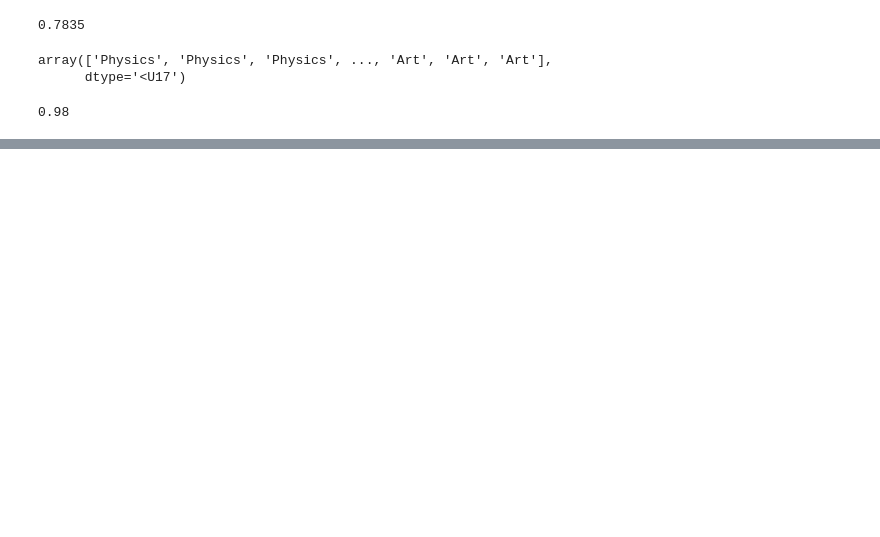
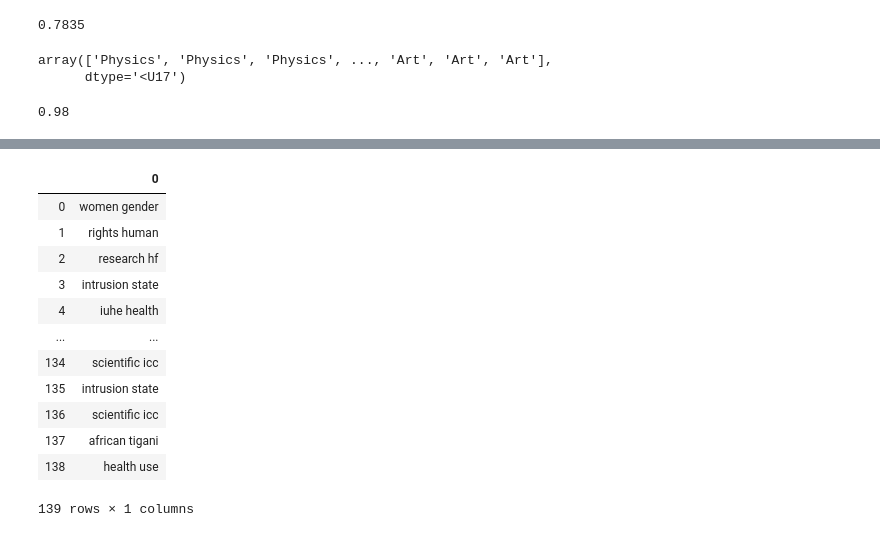
Before and after one commit to tliboro/WiDS_NLP, a Jupyter notebook: NLP and Topic Modeling.ipynb, the cells around one changed output, grey strips where cells are left out. Saved outputs shown, nothing was run; the diff lists cells and outputs as text; code cells hidden in the pictures; blank space fills up the shorter version.

```diff
--- a/NLP and Topic Modeling.ipynb
+++ b/NLP and Topic Modeling.ipynb
@@ -344,0 +422,16 @@ print(cm)
+# %%
+tsne_labels
+# %% [output]
+|  | 0 |
+| 0 | women gender |
+| 1 | rights human |
+| 2 | research hf |
+| 3 | intrusion state |
+| 4 | iuhe health |
+| ... | ... |
+| 134 | scientific icc |
+| 135 | intrusion state |
+| 136 | scientific icc |
+| 137 | african tigani |
+| 138 | health use |
+139 rows × 1 columns
```
Also changed, not shown: parts of 16 cells of this notebook.
